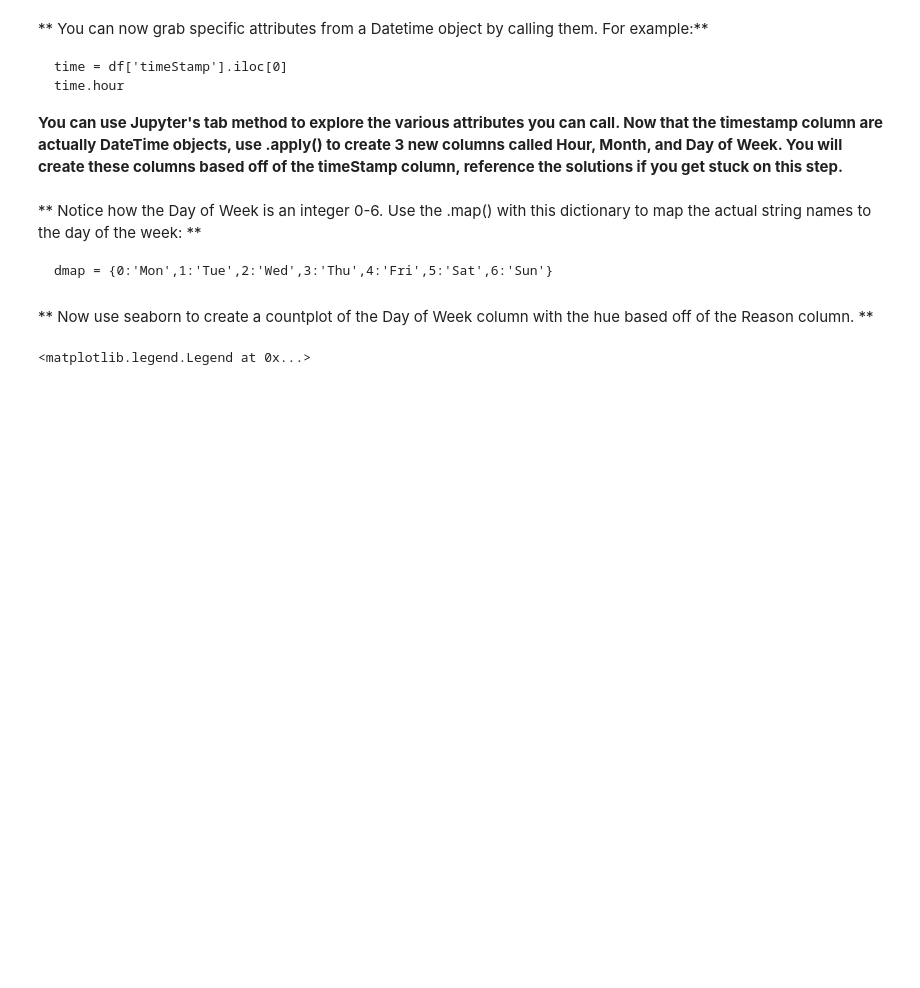
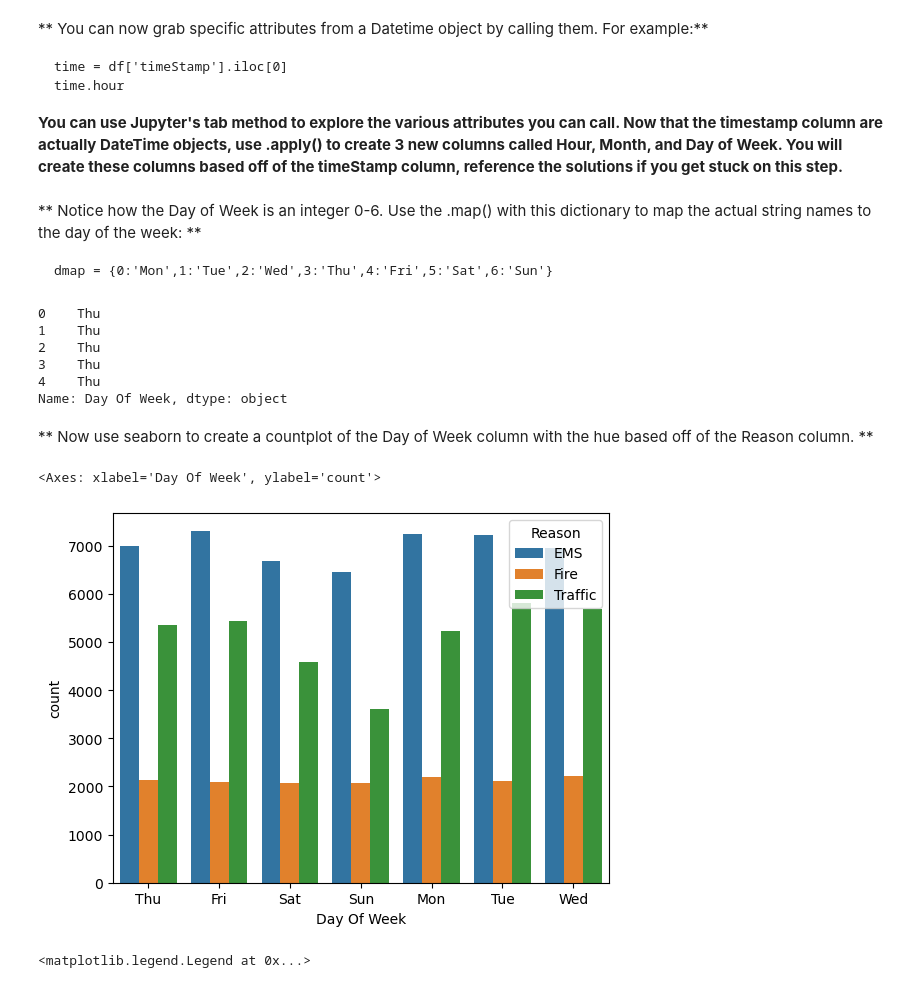
Before and after one commit to Jamy11/data-capstone-projects, a Jupyter notebook: 01-911 Calls Data Capstone Project.ipynb, the cells around one changed output. Saved outputs shown, nothing was run; the diff lists cells and outputs as text; code cells hidden in the pictures; blank space fills up the shorter version.

```diff
--- a/01-911 Calls Data Capstone Project.ipynb
+++ b/01-911 Calls Data Capstone Project.ipynb
@@ -188,3 +197,6 @@ str
+# %%
+df['Hour'] = time.apply( lambda x: x.hour)
+df['Month'] = time.apply( lambda x: x.month)
 # %% [markdown]
 ** You can now grab specific attributes from a Datetime object by calling them. For example:**
 
@@ -192,12 +204,35 @@ str
     time.hour
 
 **You can use Jupyter's tab method to explore the various attributes you can call. Now that the timestamp column are actually DateTime objects, use .apply() to create 3 new columns called Hour, Month, and Day of Week. You will create these columns based off of the timeStamp column, reference the solutions if you get stuck on this step.**
+# %%
+# print(time[2])
+# print(time[2].dayofweek)
+df['Day Of Week'] = time.apply(lambda x: x.dayofweek)
 # %% [markdown]
 ** Notice how the Day of Week is an integer 0-6. Use the .map() with this dictionary to map the actual string names to the day of the week: **
 
     dmap = {0:'Mon',1:'Tue',2:'Wed',3:'Thu',4:'Fri',5:'Sat',6:'Sun'}
+# %%
+dmap = {0:'Mon',1:'Tue',2:'Wed',3:'Thu',4:'Fri',5:'Sat',6:'Sun'}
+# %%
+df['Day Of Week'] = df['Day Of Week'].map(dmap)
+# %%
+df['Day Of Week'].head()
+# %% [output]
+0    Thu
+1    Thu
+2    Thu
+3    Thu
+4    Thu
+Name: Day Of Week, dtype: object
 # %% [markdown]
 ** Now use seaborn to create a countplot of the Day of Week column with the hue based off of the Reason column. **
+# %%
+import seaborn as sns
+sns.countplot(x='Day Of Week',data=df,hue='Reason')
+# %% [output]
+<Axes: xlabel='Day Of Week', ylabel='count'>
+[figure, added]
 # %%
 # %% [output]
 <matplotlib.legend.Legend at 0x...>
```
Also changed, not shown: parts of 11 cells of this notebook.
